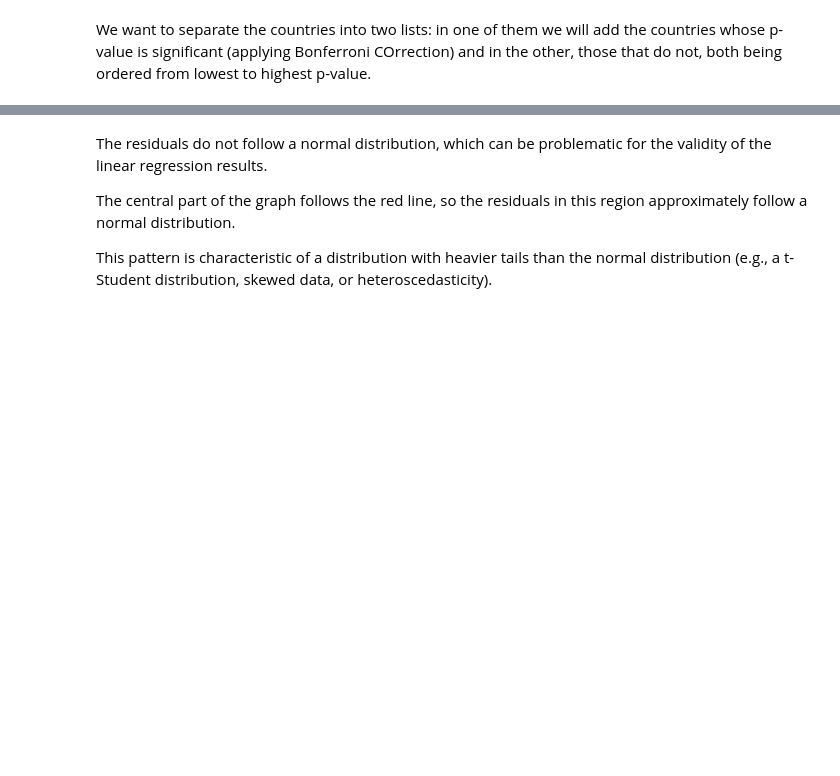
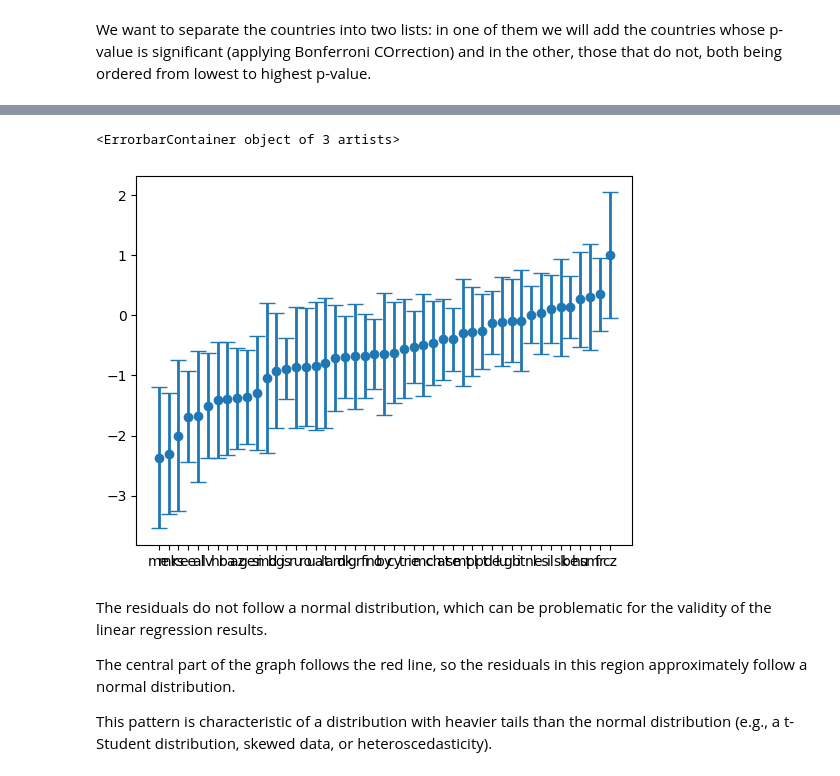
Before and after one commit to kluedemann/eurovision-voting-analysis, a Jupyter notebook: src/linear_regression.ipynb, the cells around one changed output, grey strips where cells are left out. Saved outputs shown, nothing was run; the diff lists cells and outputs as text; code cells hidden in the pictures; blank space fills up the shorter version.

```diff
--- a/src/linear_regression.ipynb
+++ b/src/linear_regression.ipynb
@@ -400,6 +405,13 @@ Italy: p-value = 0.832450 - coefficient = -0.088314
 Spain: p-value = 0.925648 - coefficient = 0.031420
 Netherlands: p-value = 0.960672 - coefficient = 0.011486
 [figure]
+# %%
+confs.sort()
+a, b, c = zip(*confs)
+plt.errorbar(b,a,c,  fmt='o', linewidth=2, capsize=6)
+# %% [output]
+<ErrorbarContainer object of 3 artists>
+[figure, added]
 # %% [markdown]
 The residuals do not follow a normal distribution, which can be problematic for the validity of the linear regression results.
 
```
Also changed, not shown: parts of 7 cells of this notebook.
